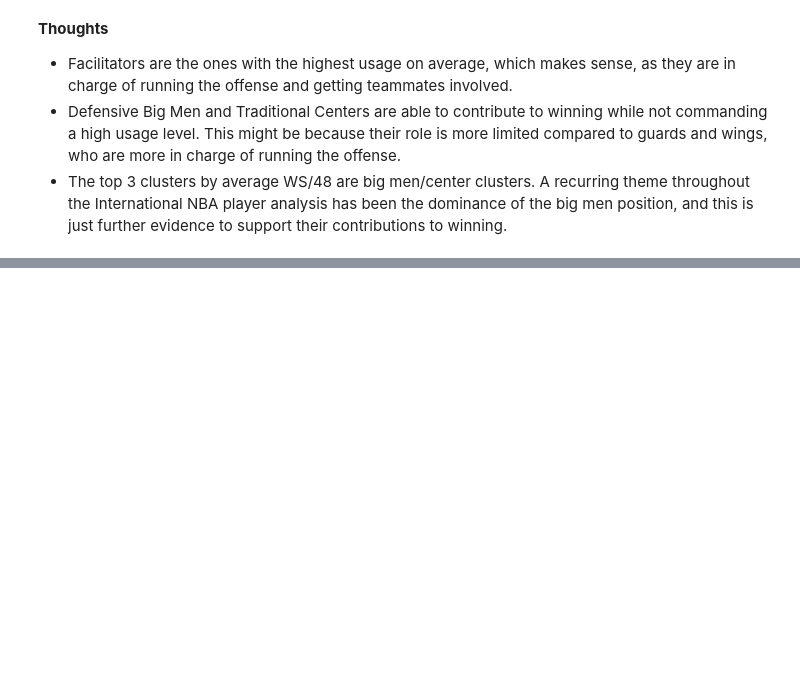
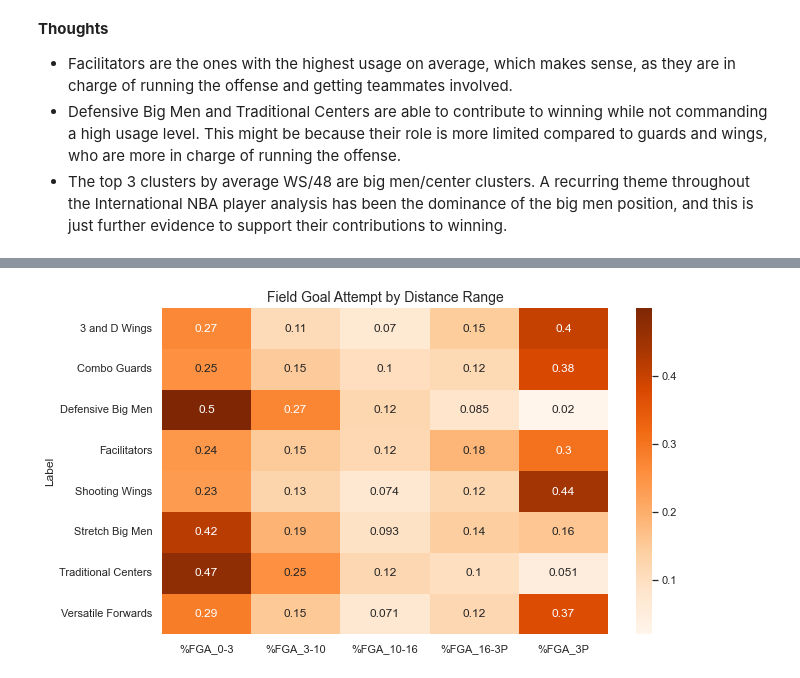
Before and after one commit to rahprabhu/NBA-International, a Jupyter notebook: Part 4 - Clustering International NBA Players.ipynb, the cells around one changed output, grey strips where cells are left out. Cells and saved outputs as stored; diff of their text form; code cells hidden in the pictures; blank space fills up the shorter version.

```diff
--- a/Part 4 - Clustering International NBA Players.ipynb
+++ b/Part 4 - Clustering International NBA Players.ipynb
@@ -415,0 +448,2 @@ plt.show()
+# %%
+fga_distance = pd.DataFrame(df.groupby('Label')['%FGA_0-3','%FGA_3-10', '%FGA_10-16', '%FGA_16-3P', '%FGA_3P'].mean())
@@ -415,0 +463,7 @@ plt.show()
+# %%
+plt.figure(figsize=(10,6))
+sns.heatmap(fga_distance, annot=True, cmap = 'Oranges')
+plt.title('Field Goal Attempt by Distance Range', fontsize = 14)
+plt.show()
+# %% [output]
+[figure, added]
```
Also changed, not shown: parts of 10 cells of this notebook.
